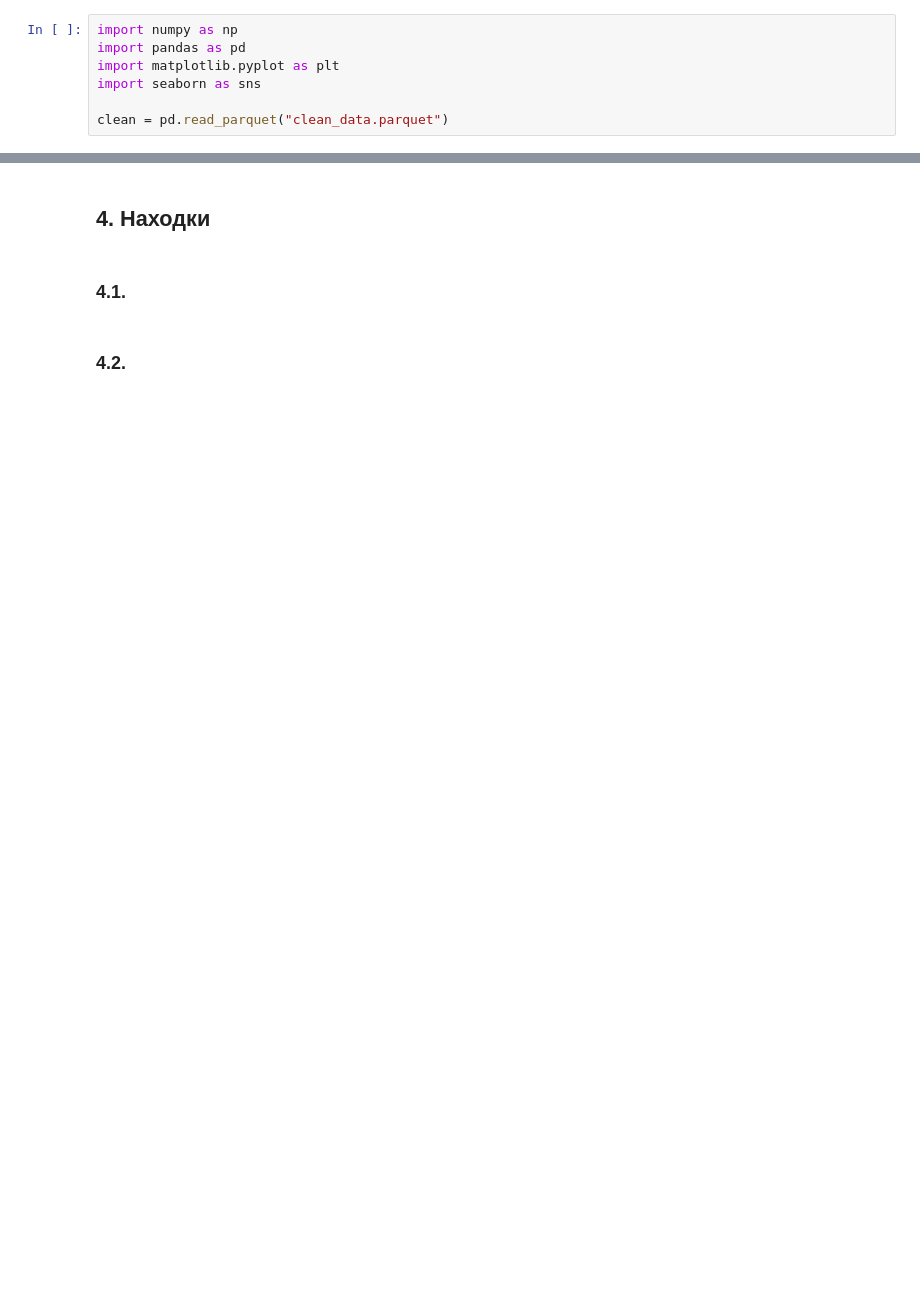
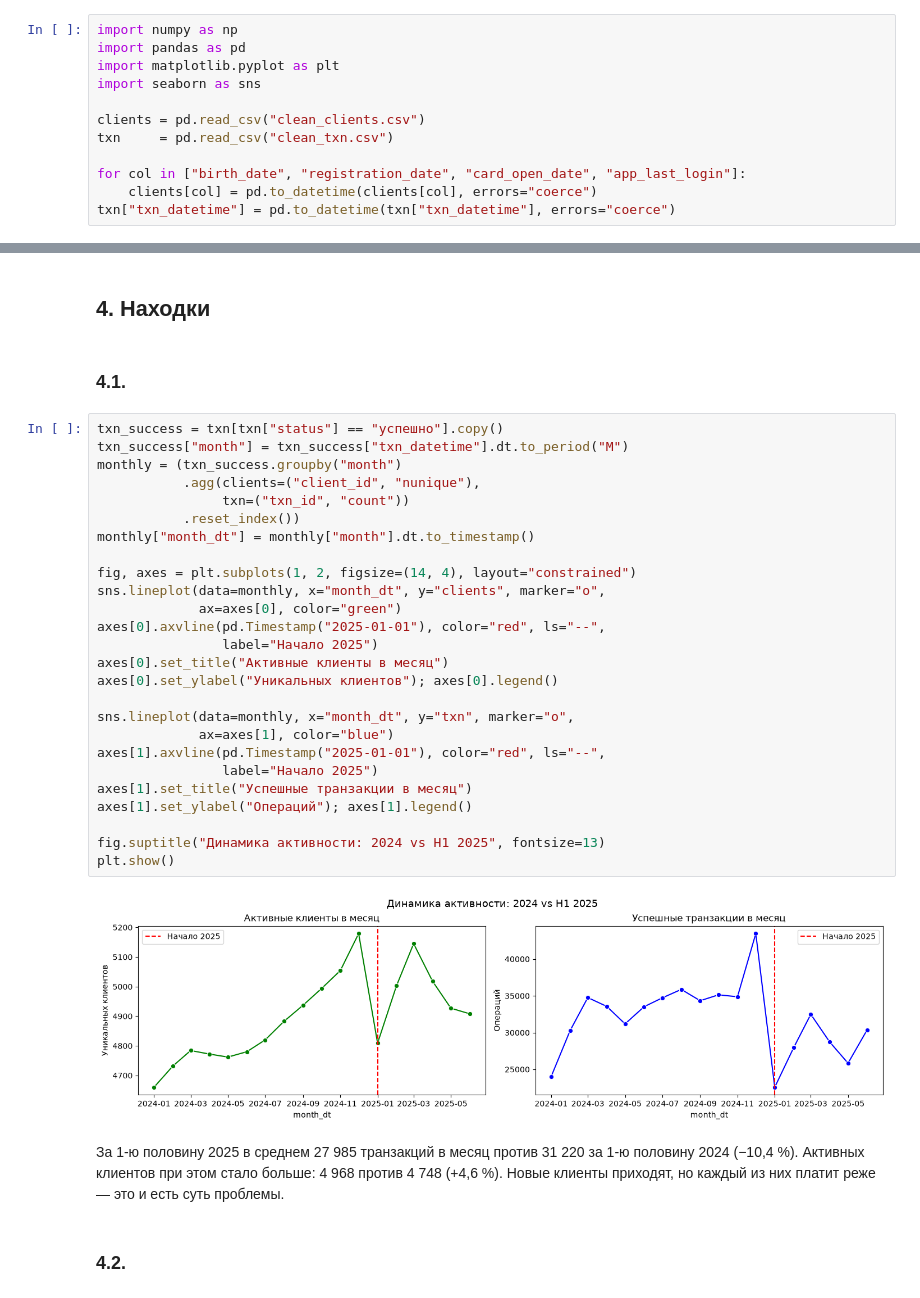
Before and after one commit to sonestos/Nikitenko_Sofya_Lab1, a Jupyter notebook: 02_report.ipynb, the cells around one changed output, grey strips where cells are left out. Cells and saved outputs as stored; diff of their text form; blank space fills up the shorter version.

```diff
--- a/02_report.ipynb
+++ b/02_report.ipynb
@@ -19,7 +19,12 @@ import pandas as pd
 import matplotlib.pyplot as plt
 import seaborn as sns
 
-clean = pd.read_parquet("clean_data.parquet")
+clients = pd.read_csv("clean_clients.csv")
+txn     = pd.read_csv("clean_txn.csv")
+
+for col in ["birth_date", "registration_date", "card_open_date", "app_last_login"]:
+    clients[col] = pd.to_datetime(clients[col], errors="coerce")
+txn["txn_datetime"] = pd.to_datetime(txn["txn_datetime"], errors="coerce")
 # %% [markdown]
 ## 1. Главное
 
@@ -50,5 +68,35 @@ clean = pd.read_parquet("clean_data.parquet")
      предложения. -->
 # %% [markdown]
 ### 4.1.
+# %%
+txn_success = txn[txn["status"] == "успешно"].copy()
+txn_success["month"] = txn_success["txn_datetime"].dt.to_period("M")
+monthly = (txn_success.groupby("month")
+           .agg(clients=("client_id", "nunique"),
+                txn=("txn_id", "count"))
+           .reset_index())
+monthly["month_dt"] = monthly["month"].dt.to_timestamp()
+
+fig, axes = plt.subplots(1, 2, figsize=(14, 4), layout="constrained")
+sns.lineplot(data=monthly, x="month_dt", y="clients", marker="o",
+             ax=axes[0], color="green")
+axes[0].axvline(pd.Timestamp("2025-01-01"), color="red", ls="--",
+                label="Начало 2025")
+axes[0].set_title("Активные клиенты в месяц")
+axes[0].set_ylabel("Уникальных клиентов"); axes[0].legend()
+
+sns.lineplot(data=monthly, x="month_dt", y="txn", marker="o",
+             ax=axes[1], color="blue")
+axes[1].axvline(pd.Timestamp("2025-01-01"), color="red", ls="--",
+                label="Начало 2025")
+axes[1].set_title("Успешные транзакции в месяц")
+axes[1].set_ylabel("Операций"); axes[1].legend()
+
+fig.suptitle("Динамика активности: 2024 vs H1 2025", fontsize=13)
+plt.show()
+# %% [output]
+[figure, added]
+# %% [markdown]
+ За 1-ю половину 2025 в среднем 27 985 транзакций в месяц против 31 220 за 1-ю половину 2024 (−10,4 %). Активных клиентов при этом стало больше: 4 968 против 4 748 (+4,6 %). Новые клиенты приходят, но каждый из них платит реже — это и есть суть проблемы.
 # %% [markdown]
 ### 4.2.
```
Also changed, not shown: parts of 15 cells of this notebook, 1 other file.
